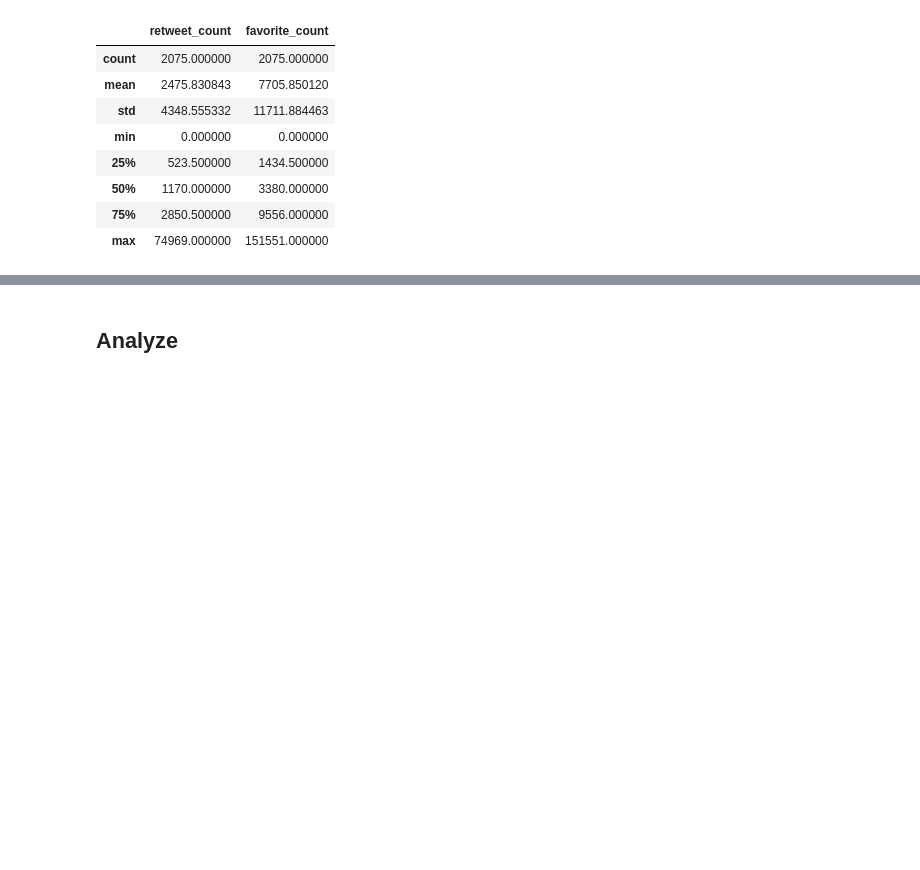
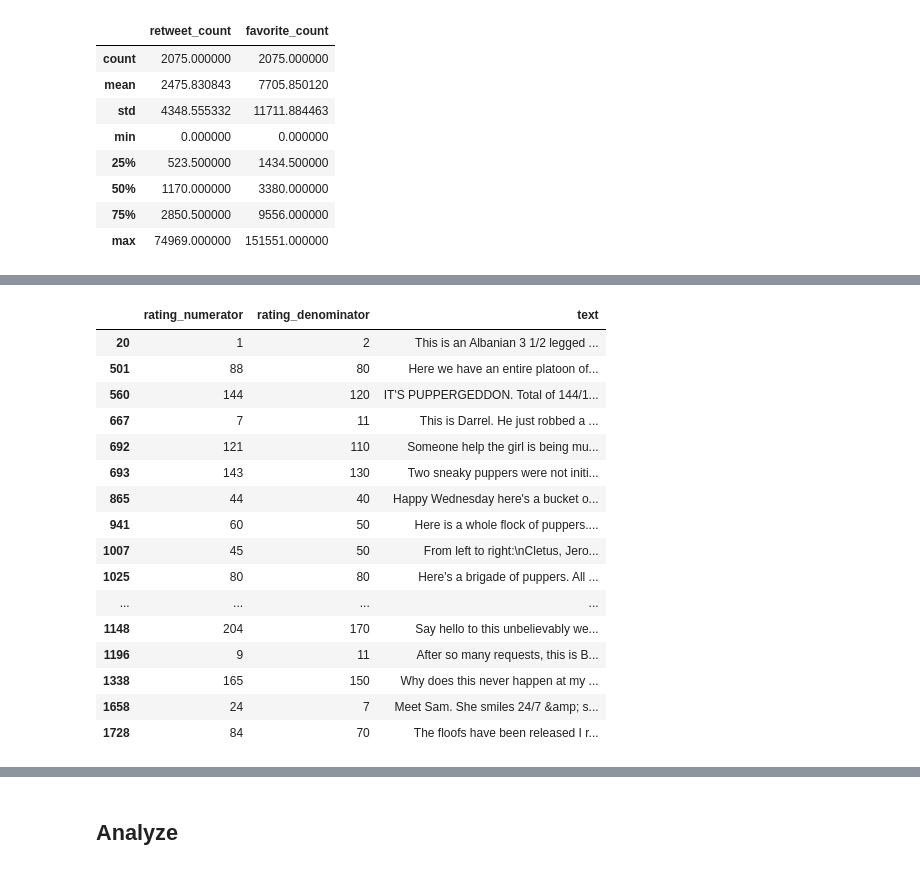
Before and after one commit to Simonmaignan/udacity-data-analysis, a Jupyter notebook: project-wrangle-tweets/wrangle_act.ipynb, the cells around one changed output, grey strips where cells are left out. Saved outputs shown, nothing was run; the diff lists cells and outputs as text; code cells hidden in the pictures; blank space fills up the shorter version.

Commit message:
Clean part of the data wrangling implemented

```diff
--- a/project-wrangle-tweets/wrangle_act.ipynb
+++ b/project-wrangle-tweets/wrangle_act.ipynb
@@ -466,0 +513,23 @@ df_twitter_archive_clean[['retweet_count', 'favorite_count']].describe()
+# %%
+#df_twitter_archive_clean = df_twitter_archive.copy()
+pd.set_option("display.max_colwidth", 200)
+
+df_twitter_archive_clean[df_twitter_archive_clean.rating_denominator != 10][['rating_numerator', 'rating_denominator', 'text']]
+# %% [output]
+|  | rating_numerator | rating_denominator | text |
+| 20 | 1 | 2 | This is an Albanian 3 1/2 legged ... |
+| 501 | 88 | 80 | Here we have an entire platoon of... |
+| 560 | 144 | 120 | IT'S PUPPERGEDDON. Total of 144/1... |
+| 667 | 7 | 11 | This is Darrel. He just robbed a ... |
+| 692 | 121 | 110 | Someone help the girl is being mu... |
+| 693 | 143 | 130 | Two sneaky puppers were not initi... |
+| 865 | 44 | 40 | Happy Wednesday here's a bucket o... |
+| 941 | 60 | 50 | Here is a whole flock of puppers.... |
+| 1007 | 45 | 50 | From left to right:\nCletus, Jero... |
+| 1025 | 80 | 80 | Here's a brigade of puppers. All ... |
+| ... | ... | ... | ... |
+| 1148 | 204 | 170 | Say hello to this unbelievably we... |
+| 1196 | 9 | 11 | After so many requests, this is B... |
+| 1338 | 165 | 150 | Why does this never happen at my ... |
+| 1658 | 24 | 7 | Meet Sam. She smiles 24/7 &amp; s... |
+| 1728 | 84 | 70 | The floofs have been released I r... |
```
Also changed, not shown: parts of 43 cells of this notebook.
